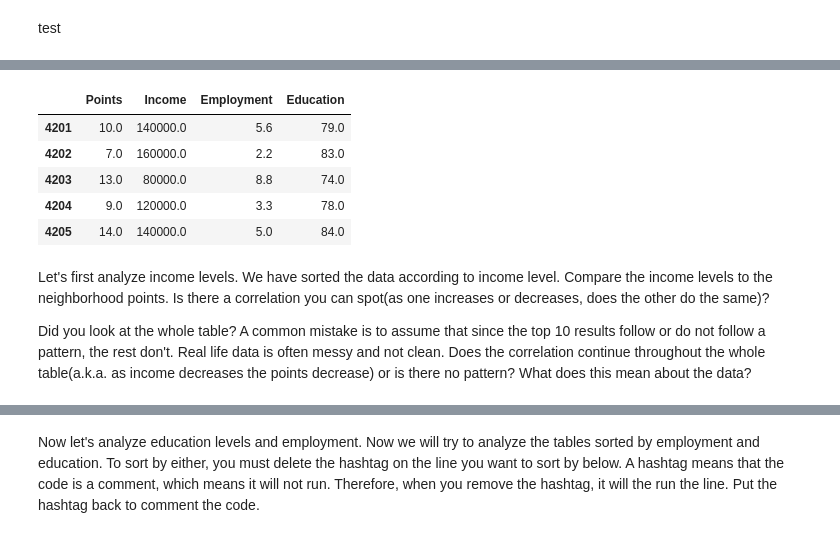
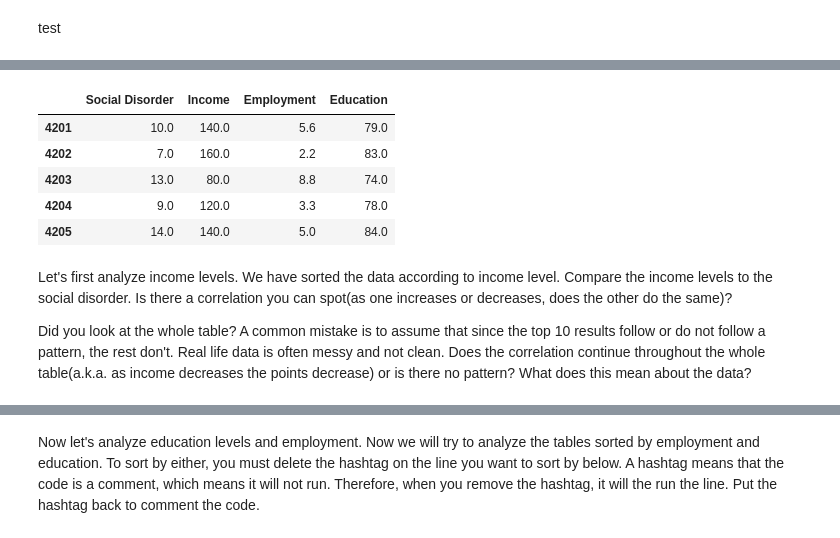
Before and after one commit to ds-modules/SOC-130AC, a Jupyter notebook: SOC+130AC.ipynb, the cells around one changed output, grey strips where cells are left out. Saved outputs shown, nothing was run; the diff lists cells and outputs as text; code cells hidden in the pictures.

```diff
--- a/SOC+130AC.ipynb
+++ b/SOC+130AC.ipynb
@@ -77,0 +105,11 @@ test
+# %%
+#unemployment percent is for 16 years and older
+#education: percent of people who have bachelors degree or higher. added up bachelors+graduates
+#income: estimated household income
+#I got the data by approximating what I saw on factfinder. Numbers are plausible.
+official_data = pd.DataFrame({
+                             "income": np.array([140,160,80,120,140]),
+                              "unemployment %": np.array([5.6,  2.2, 8.8, 3.3, 5.0]),
+                              "education": np.array([79, 83,74,78,84]),
+                             }, index=[4201, 4202, 4203, 4204,4205])
+official_data
@@ -80,30 +126,0 @@ First let's put all of the data onto a table. Graphs are nice for visualization
-# %%
-import pandas as pd
-import numpy as np
-from sklearn import linear_model
-from scipy import stats
-import matplotlib.pyplot as plt
-%matplotlib inline
-#put all of our data into one table
-class_data = pd.DataFrame({
-                    "empty bottles": np.array([1,0,0,1,1]),
-                     "cigarettes": np.array([0,1,1,0,0]),
-                     "condoms": np.array([1,0,1,1,1]),
-                     "garbage": np.array([1,0,0,1,1]),
-                     "cars Abandoned": np.array([1,1,0,0,1]),
-                     "friendliness": np.array([3,2,4,1,5]),
-                     "condition": np.array([1,0,3,1,4]),
-                     "graffiti": np.array([1,1,0,0,0]),
-                     "fence": np.array([1,2,4,4,1])
-                    },index = [4201, 4202, 4203, 4204,4205])
-
-#unemployment percent is for 16 years and older
-#education: percent of people who have bachelors degree or higher. added up bachelors+graduates
-#income: estimated household income
-#I got the data by approximating what I saw on factfinder. Numbers are plausible.
-official_data = pd.DataFrame({
-                             "income": np.array([140000,160000,80000,120000,140000]),
-                              "unemployment %": np.array([5.6,  2.2, 8.8, 3.3, 5.0]),
-                              "education": np.array([79, 83,74,78,84]),
-                             }, index=[4201, 4202, 4203, 4204,4205])
-class_data
@@ -117,23 +127,24 @@ class_data
 # %%
-combined_data = pd.DataFrame(columns=[ "Points", "Income", "Employment", "Education"])
+combined_data = pd.DataFrame(columns=[ "Social Disorder", "Income", "Employment", "Education"])
 
+#add up all of the points. Then creates a new table with points as well as official data
 for tract in class_data.index.values:
     points = sum(class_data.loc[tract])
     income = official_data.loc[tract]["income"]
     unemployment = official_data.loc[tract]["unemployment %"]
     education = official_data.loc[tract]["education"]
     combined_data.loc[tract]= [points, income, unemployment, education]
 
 combined_data
 # %% [output]
-|  | Points | Income | Employment | Education |
-| 4201 | 10.0 | 140000.0 | 5.6 | 79.0 |
-| 4202 | 7.0 | 160000.0 | 2.2 | 83.0 |
-| 4203 | 13.0 | 80000.0 | 8.8 | 74.0 |
-| 4204 | 9.0 | 120000.0 | 3.3 | 78.0 |
-| 4205 | 14.0 | 140000.0 | 5.0 | 84.0 |
+|  | Social Disorder | Income | Employment | Education |
+| 4201 | 10.0 | 140.0 | 5.6 | 79.0 |
+| 4202 | 7.0 | 160.0 | 2.2 | 83.0 |
+| 4203 | 13.0 | 80.0 | 8.8 | 74.0 |
+| 4204 | 9.0 | 120.0 | 3.3 | 78.0 |
+| 4205 | 14.0 | 140.0 | 5.0 | 84.0 |
 # %% [markdown]
-Let's first analyze income levels. We have sorted the data according to income level. Compare the income levels to the neighborhood points. Is there a correlation you can spot(as one increases or decreases, does the other do the same)?
+Let's first analyze income levels. We have sorted the data according to income level. Compare the income levels to the social disorder. Is there a correlation you can spot(as one increases or decreases, does the other do the same)?
 
 Did you look at the whole table? A common mistake is to assume that since the top 10 results follow or do not follow a pattern, the rest don't. Real life data is often messy and not clean. Does the correlation continue throughout the whole table(a.k.a. as income decreases the points decrease) or is there no pattern? What does this mean about the data?
 # %%
```
Also changed, not shown: parts of 19 cells of this notebook.
